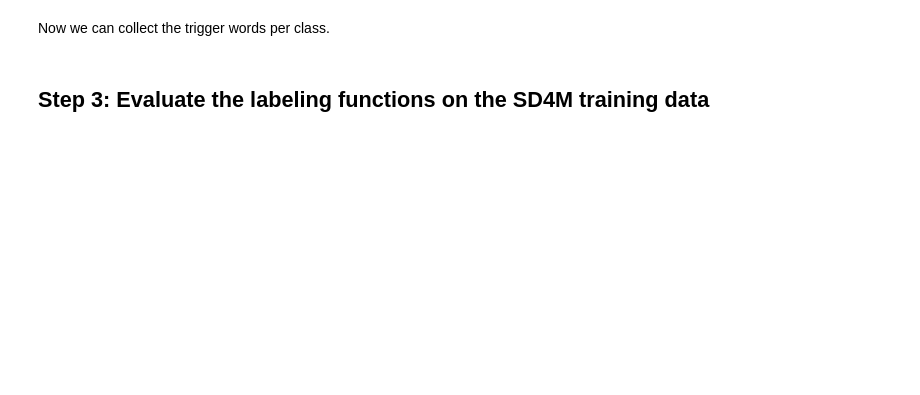
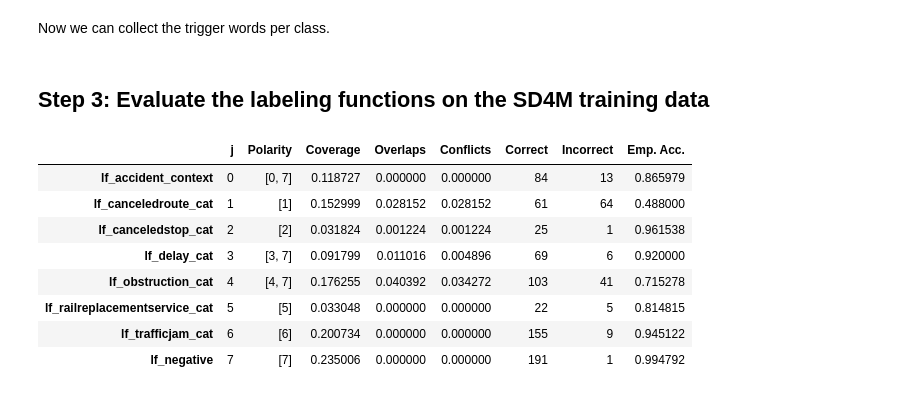
Before and after one commit to DFKI-NLP/wsee, a Jupyter notebook: notebooks/event_type.ipynb, the cells around one changed output. Saved outputs shown, nothing was run; the diff lists cells and outputs as text; code cells hidden in the pictures; blank space fills up the shorter version.

```diff
--- a/notebooks/event_type.ipynb
+++ b/notebooks/event_type.ipynb
@@ -71,0 +61,2 @@ event_type_rows_y.shape
+# %%
+df_dev, Y_dev = pipeline.build_event_trigger_examples(sd_train)
@@ -127,5 +155,14 @@ L_test = applier.apply(df_test)
 # %%
 from snorkel.labeling import LFAnalysis
 
-Y_valid = event_type_rows_y
-LFAnalysis(L_valid, lfs).lf_summary(Y_valid)
+LFAnalysis(L_dev, lfs).lf_summary(Y_dev)
+# %% [output]
+|  | j | Polarity | Coverage | Overlaps | Conflicts | Correct | Incorrect | Emp. Acc. |
+| lf_accident_context | 0 | [0, 7] | 0.118727 | 0.000000 | 0.000000 | 84 | 13 | 0.865979 |
+| lf_canceledroute_cat | 1 | [1] | 0.152999 | 0.028152 | 0.028152 | 61 | 64 | 0.488000 |
+| lf_canceledstop_cat | 2 | [2] | 0.031824 | 0.001224 | 0.001224 | 25 | 1 | 0.961538 |
+| lf_delay_cat | 3 | [3, 7] | 0.091799 | 0.011016 | 0.004896 | 69 | 6 | 0.920000 |
+| lf_obstruction_cat | 4 | [4, 7] | 0.176255 | 0.040392 | 0.034272 | 103 | 41 | 0.715278 |
+| lf_railreplacementservice_cat | 5 | [5] | 0.033048 | 0.000000 | 0.000000 | 22 | 5 | 0.814815 |
+| lf_trafficjam_cat | 6 | [6] | 0.200734 | 0.000000 | 0.000000 | 155 | 9 | 0.945122 |
+| lf_negative | 7 | [7] | 0.235006 | 0.000000 | 0.000000 | 191 | 1 | 0.994792 |
```
Also changed, not shown: parts of 45 cells of this notebook.
